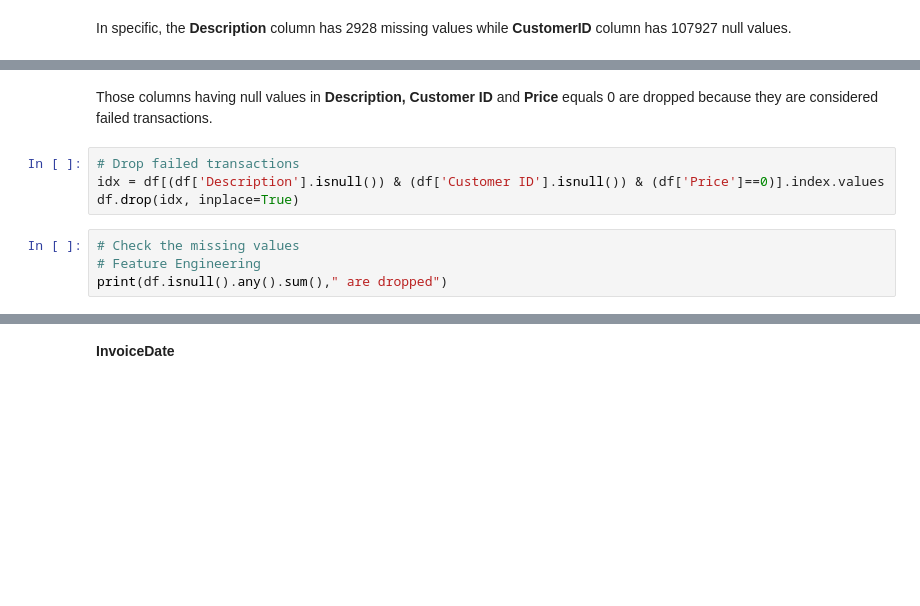
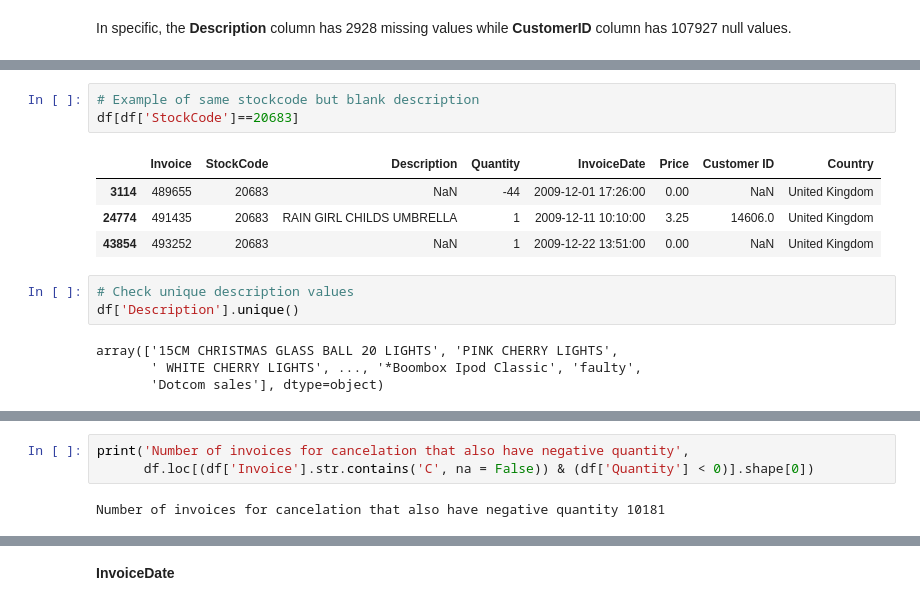
Before and after one commit to trungne/pdf-final-assignment, a Jupyter notebook: pds-group-assignment.ipynb, the cells around one changed output, grey strips where cells are left out. Saved outputs shown, nothing was run; the diff lists cells and outputs as text; blank space fills up the shorter version.

```diff
--- a/pds-group-assignment.ipynb
+++ b/pds-group-assignment.ipynb
@@ -67,12 +145,17 @@ df[df["Description"].isnull() == True].head()
-# %% [markdown]
-Those columns having null values in **Description, Customer ID** and **Price** equals 0 are dropped because they are considered failed transactions.
-# %%
-# Drop failed transactions
-idx = df[(df['Description'].isnull()) & (df['Customer ID'].isnull()) & (df['Price']==0)].index.values
-df.drop(idx, inplace=True)
-# %%
-# Check the missing values
-# Feature Engineering
-print(df.isnull().any().sum()," are dropped")
+# %%
+# Example of same stockcode but blank description
+df[df['StockCode']==20683]
+# %% [output]
+|  | Invoice | StockCode | Description | Quantity | InvoiceDate | Price | Customer ID | Country |
+| 3114 | 489655 | 20683 | NaN | -44 | 2009-12-01 17:26:00 | 0.00 | NaN | United Kingdom |
+| 24774 | 491435 | 20683 | RAIN GIRL CHILDS UMBRELLA | 1 | 2009-12-11 10:10:00 | 3.25 | 14606.0 | United Kingdom |
+| 43854 | 493252 | 20683 | NaN | 1 | 2009-12-22 13:51:00 | 0.00 | NaN | United Kingdom |
+# %%
+# Check unique description values
+df['Description'].unique()
+# %% [output]
+array(['15CM CHRISTMAS GLASS BALL 20 LIGHTS', 'PINK CHERRY LIGHTS',
+       ' WHITE CHERRY LIGHTS', ..., '*Boombox Ipod Classic', 'faulty',
+       'Dotcom sales'], dtype=object)
 # %% [markdown]
 **Quantity:**
@@ -79,3 +163,8 @@ print(df.isnull().any().sum()," are dropped")
 The quantity column not only displays the quantity of items purchased, but it also displays the amount of cancelled/returned items by encoding the cancelled transactions as negative. Each of these cancelled transactions is associated with the Invoice Number. However, there is only 1 instance whose invoice starts with C but the Quantity is positive (1).
+# %%
+print('Number of invoices for cancelation that also have negative quantity',
+      df.loc[(df['Invoice'].str.contains('C', na = False)) & (df['Quantity'] < 0)].shape[0])
+# %% [output]
+Number of invoices for cancelation that also have negative quantity 10181
 # %%
 print('The number of entries with negative quantity', df[(df['Quantity'] < 0)].shape[0])
```
Also changed, not shown: parts of 37 cells of this notebook.
